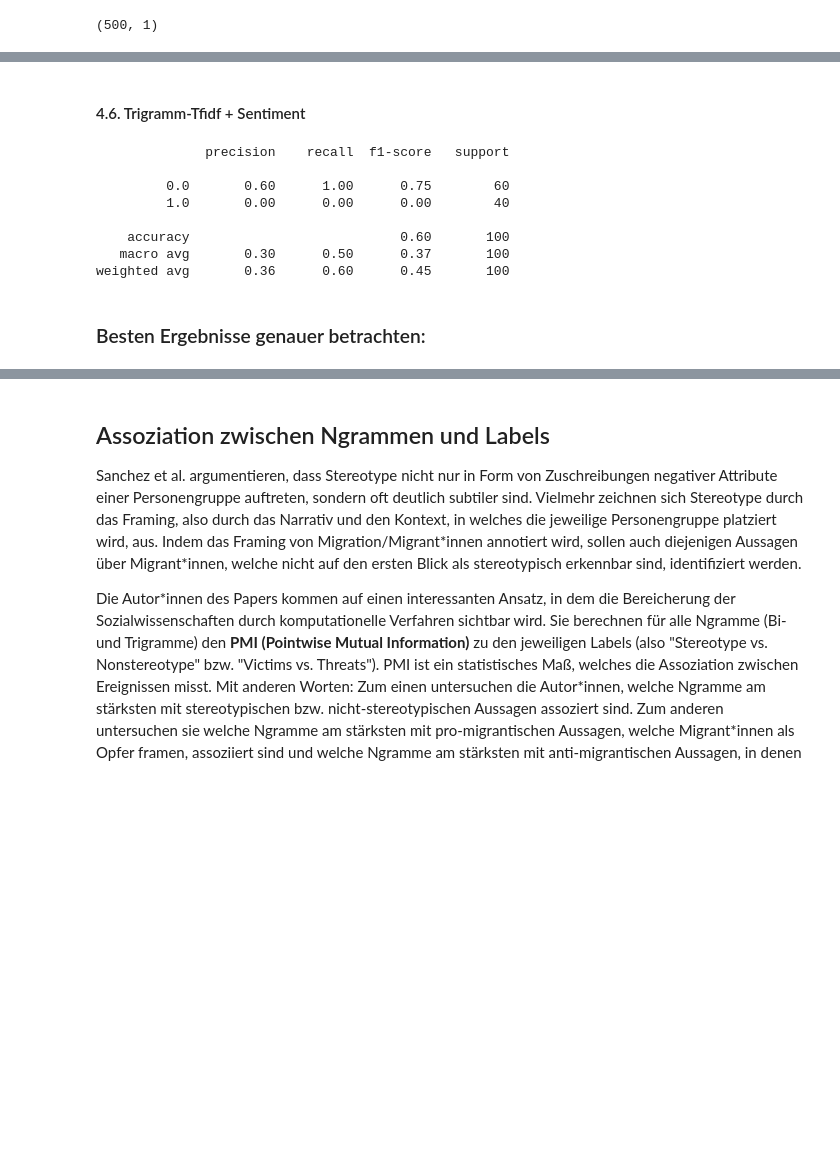
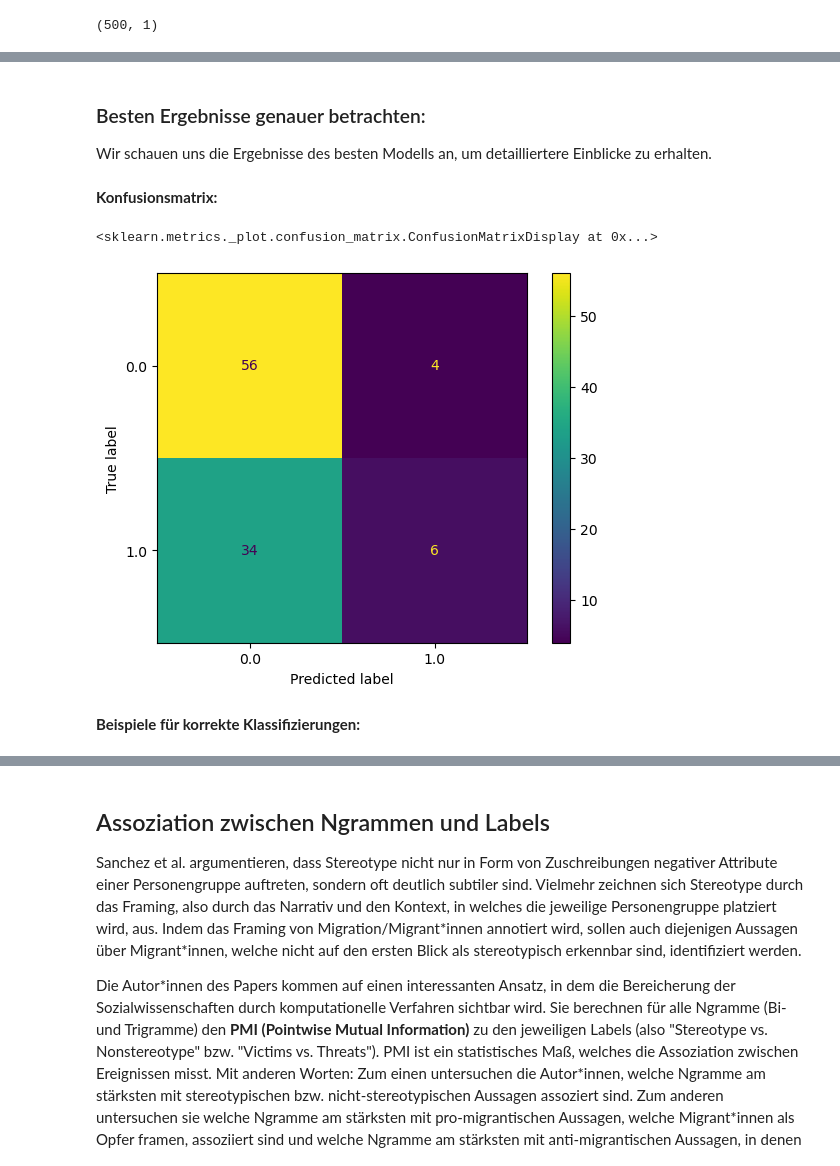
Before and after one commit to liaaneeee/Framing-of-Migration-in-speeches-of-the-German-Parliament, a Jupyter notebook: Stereotype classification.ipynb, the cells around one changed output, grey strips where cells are left out. Cells and saved outputs as stored; diff of their text form; code cells hidden in the pictures; blank space fills up the shorter version.

```diff
--- a/Stereotype classification.ipynb
+++ b/Stereotype classification.ipynb
@@ -396,18 +351,4 @@ weighted avg       0.36      0.60      0.45       100
-# %% [markdown]
-#### 4.6. Trigramm-Tfidf + Sentiment
-# %%
-# Train Support Vector Machine with trigram tfidf and sentiment scores
-predictions, results = train_and_evaluate_model(trigrams_tfidf_sentiment, y, orig_indexes, SVC())
-print(results)
-# %% [output]
-              precision    recall  f1-score   support
-
-         0.0       0.60      1.00      0.75        60
-         1.0       0.00      0.00      0.00        40
-
-    accuracy                           0.60       100
-   macro avg       0.30      0.50      0.37       100
-weighted avg       0.36      0.60      0.45       100
 # %% [markdown]
 ### Besten Ergebnisse genauer betrachten:
+Wir schauen uns die Ergebnisse des besten Modells an, um detailliertere Einblicke zu erhalten.
 # %%
@@ -416,3 +358,12 @@ predictions, results = train_and_evaluate_model(unigrams_sentiment, y, orig_inde
+# %% [markdown]
+**Konfusionsmatrix:**
+# %%
+ConfusionMatrixDisplay.from_predictions(y_test, y_pred)
+# %% [output]
+<sklearn.metrics._plot.confusion_matrix.ConfusionMatrixDisplay at 0x...>
+[figure, added]
+# %% [markdown]
+**Beispiele für korrekte Klassifizierungen:**
 # %%
 # Correct predictions
 get_correct(predictions)
```
Also changed, not shown: parts of 54 cells of this notebook.
